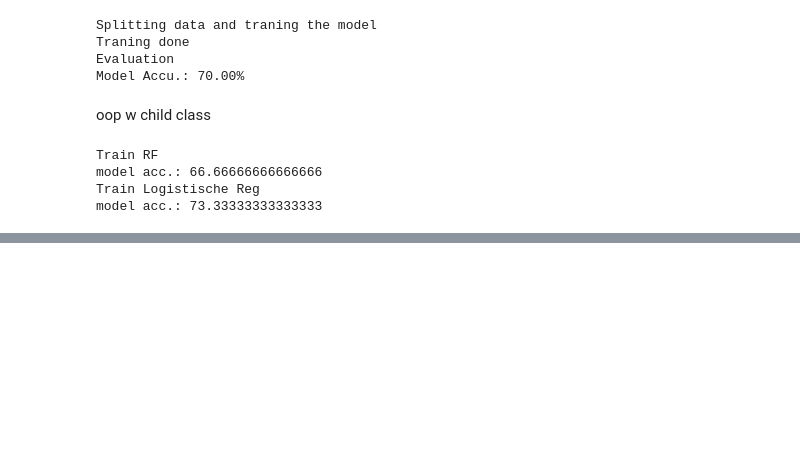
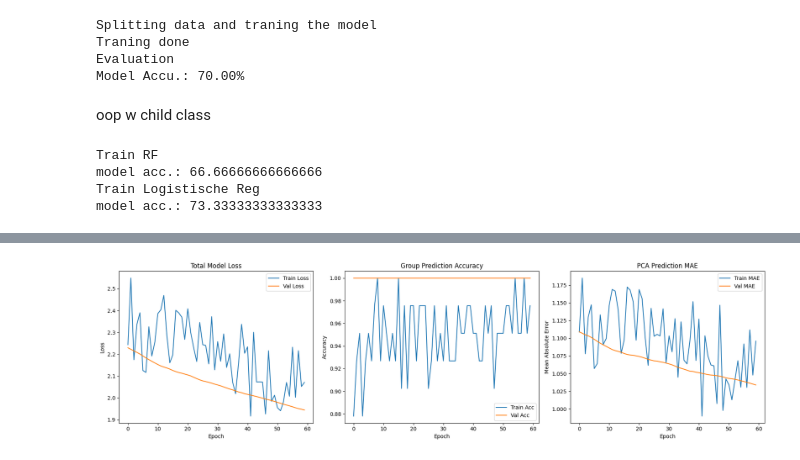
Before and after one commit to ichzann/MRI_and_Alzheimers, a Jupyter notebook: data_prep.ipynb, the cells around one changed output, grey strips where cells are left out. Saved outputs shown, nothing was run; the diff lists cells and outputs as text; code cells hidden in the pictures; blank space fills up the shorter version.

Commit message:
model trained

```diff
--- a/data_prep.ipynb
+++ b/data_prep.ipynb
@@ -320,0 +503,7 @@ model acc.: 73.33333333333333
+# %%
+features_lstm = ["MR Delay",	"Age"	,"EDUC"	,"SES"	,"MMSE"	,"CDR"	,"eTIV"	,"nWBV"	,"ASF"]
+
+df_train[features_lstm] = scaler.fit_transform(df_train[features_lstm])
+df_test[features_lstm] = scaler.transform(df_test[features_lstm])
+
+df_test
@@ -320,0 +541,5 @@ model acc.: 73.33333333333333
+# %%
+df_test_3d = reshape_dim(df_test, features_lstm, 3)
+df_train_3d = reshape_dim(df_train, features_lstm, 3)
+
+print(df_test_3d.shape, df_train_3d.shape)
@@ -320,0 +550,8 @@ model acc.: 73.33333333333333
+# %%
+X_train_2v = df_train_3d[:, :2, :]
+X_test_2v = df_test_3d[:, :2, :]
+
+X_test_2v.shape, X_train_2v.shape
+
+X_train_2v = np.asarray(X_train_2v).astype('float32')
+X_test_2v = np.asarray(X_test_2v).astype('float32')
@@ -320,0 +656,37 @@ model acc.: 73.33333333333333
+# %%
+import matplotlib.pyplot as plt
+
+def plot_history(history):
+
+    fig, (ax1, ax2, ax3) = plt.subplots(1, 3, figsize=(18, 5))
+
+
+    ax1.plot(history.history['loss'], label='Train Loss')
+    ax1.plot(history.history['val_loss'], label='Val Loss')
+    ax1.set_title('Total Model Loss')
+    ax1.set_xlabel('Epoch')
+    ax1.set_ylabel('Loss')
+    ax1.legend()
+
+    ax2.plot(history.history['group_prediction_accuracy'], label='Train Acc')
+    ax2.plot(history.history['val_group_prediction_accuracy'], label='Val Acc')
+    ax2.set_title('Group Prediction Accuracy')
+    ax2.set_xlabel('Epoch')
+    ax2.set_ylabel('Accuracy')
+    ax2.legend()
+
+
+    ax3.plot(history.history['pca_prediction_mae'], label='Train MAE')
+    ax3.plot(history.history['val_pca_prediction_mae'], label='Val MAE')
+    ax3.set_title('PCA Prediction MAE')
+    ax3.set_xlabel('Epoch')
+    ax3.set_ylabel('Mean Absolute Error')
+    ax3.legend()
+
+    plt.tight_layout()
+    plt.show()
+
+
+plot_history(history)
+# %% [output]
+[figure, added]
```
Also changed, not shown: parts of 27 cells of this notebook, 1 other file.
